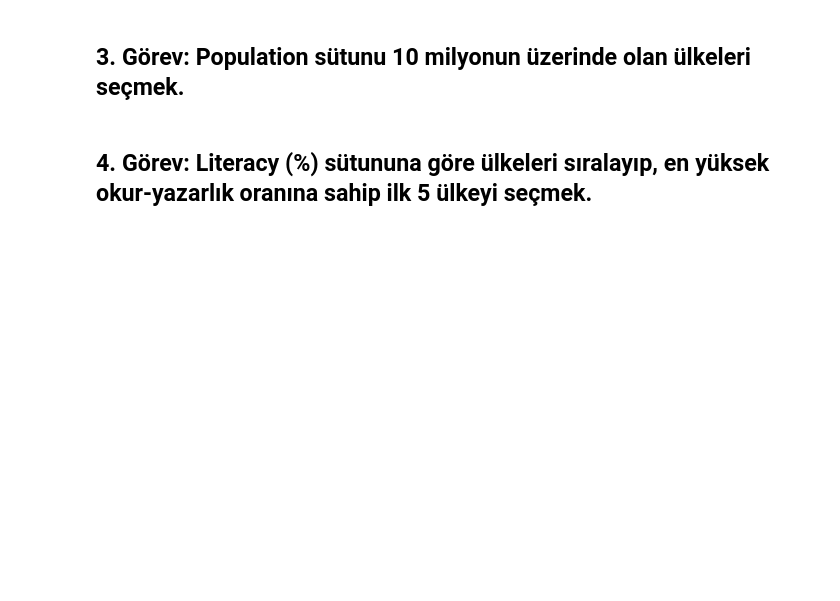
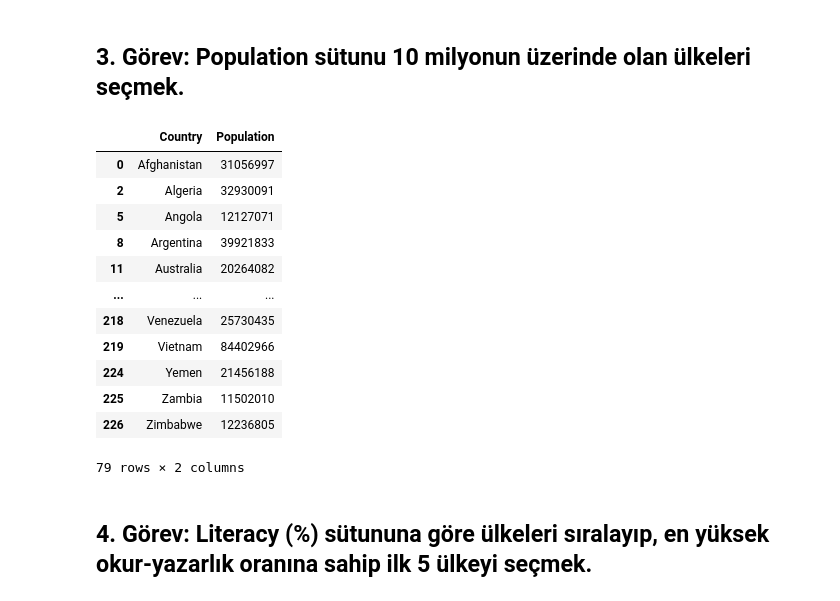
Before and after one commit to zeyneptekkk/Bootcamp_Techcareer_VeriBilmi, a Jupyter notebook: Data Science Ödev dosyası 1/Ödev 1/Veri_filtreleme_sıralama_projesi.ipynb, the cells around one changed output. Cells and saved outputs as stored; diff of their text form; code cells hidden in the pictures; blank space fills up the shorter version.

```diff
--- a/Data Science Ödev dosyası 1/Ödev 1/Veri_filtreleme_sıralama_projesi.ipynb
+++ b/Data Science Ödev dosyası 1/Ödev 1/Veri_filtreleme_sıralama_projesi.ipynb
@@ -49,6 +92,23 @@ Service: Hizmet sektörünün ekonomideki payı.
 ## 3. Görev: Population sütunu 10 milyonun üzerinde olan ülkeleri seçmek.
 # %%
 # Kodunu buraya yazınız.
+
+filtered_df=data[data["Population"]> 10000000]
+filtered_df[["Country","Population"]]
+# %% [output]
+|  | Country | Population |
+| 0 | Afghanistan | 31056997 |
+| 2 | Algeria | 32930091 |
+| 5 | Angola | 12127071 |
+| 8 | Argentina | 39921833 |
+| 11 | Australia | 20264082 |
+| ... | ... | ... |
+| 218 | Venezuela | 25730435 |
+| 219 | Vietnam | 84402966 |
+| 224 | Yemen | 21456188 |
+| 225 | Zambia | 11502010 |
+| 226 | Zimbabwe | 12236805 |
+79 rows × 2 columns
 # %% [markdown]
 ## 4. Görev: Literacy (%) sütununa göre ülkeleri sıralayıp, en yüksek okur-yazarlık oranına sahip ilk 5 ülkeyi seçmek.
 # %%
```
Also changed, not shown: parts of 6 cells of this notebook.
